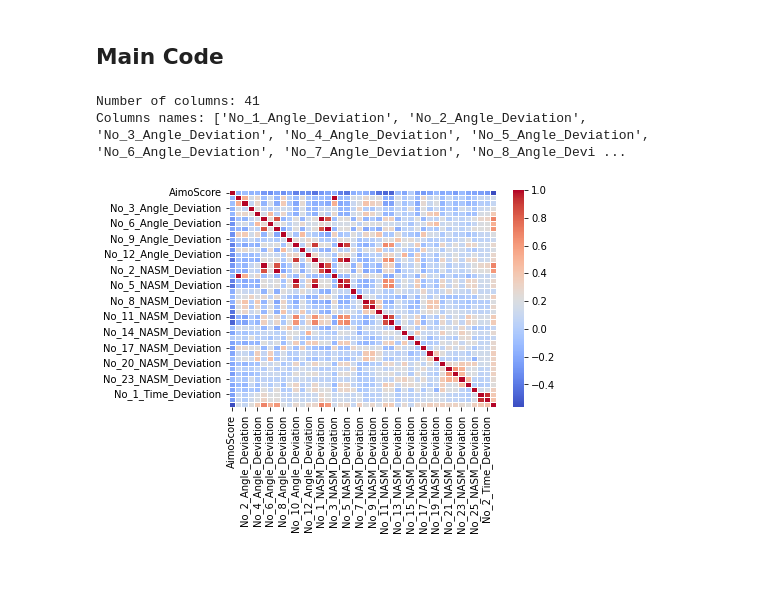
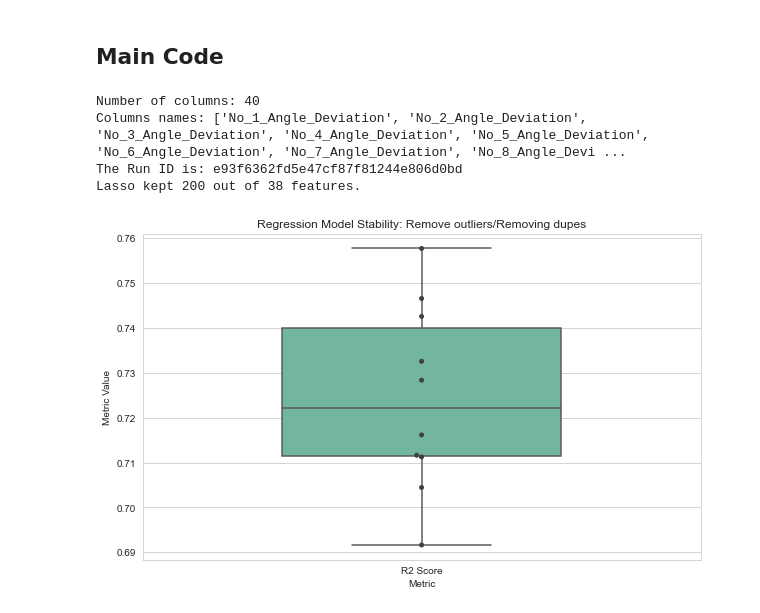
Before and after one commit to sb224sc-HT22-VT27/4dt907, a Jupyter notebook: src/ml-research/a2/a2.ipynb, the cells around one changed output. Saved outputs shown, nothing was run; the diff lists cells and outputs as text; code cells hidden in the pictures; blank space fills up the shorter version.

```diff
--- a/src/ml-research/a2/a2.ipynb
+++ b/src/ml-research/a2/a2.ipynb
@@ -29,16 +35,20 @@ from sklearn.model_selection import KFold
 # %%
 # Setup dagshub and MLFlow
 dagshub.init(repo_owner="SamuelFredricBerg", repo_name="4dt907", mlflow=True)
-utils = MLUtils.MLUtils("Project_Model")
+utils = MLUtils.MLUtils("Project_Model_A2_V2")
 
 # Configs
 config = {
     "data_split_seed": 42,
     "test_size": 0.2,
-    "n_folds": 5,
+    "n_folds": 10,
     "shuffle": True,
     "variant": "Remove outliers/Removing dupes",
-    "threshold_multiplier": 3,
+    "threshold_multiplier": 5,
+    "n_alphas": 100,
+    "max_iter": 50000,
+    "poly_degree": 2,
+    "include_bias": False
 }
 
 data_path = "../../data/AimoScore_WeakLink_big_scores_A2.csv"
@@ -95,54 +158,78 @@ print(f"Columns names: {df_names}")
 
 df_cleaned.describe()
 
-sns.heatmap(df_cleaned.corr(), annot=False, cmap="coolwarm", fmt=".1f", linewidths=0.5)
-plt.show()
 
-with mlflow.start_run(run_name="A2-Training-Outlier") as run:
+with mlflow.start_run(run_name="A2-Training-Lasso") as run:
     mlflow.log_params(config)
+    current_run_id = run.info.run_id
+    print(f"The Run ID is: {current_run_id}")
 
     y = df_cleaned["AimoScore"]
-    X = df_cleaned.drop("AimoScore", axis=1)
+    X = df_cleaned.drop(
+        ["AimoScore", "No_1_Time_Deviation", "No_2_Time_Deviation", "EstimatedScore"],
+        axis=1,
+        errors="ignore",
+    )
 
     mask = remove_outliers_cooks(X, y)
     X_clean = X[mask]
     y_clean = y[mask]
 
-    model, y_pred, y_test = fitReg(X_clean, y_clean)
+    model, y_pred, y_test = fit_lasso(X_clean, y_clean, kf)
 
-    # 1. R-Squared (The Accuracy)
-    # How much of the variance in AimoScore(Expert score) does your model explain?
-    r2_scores = cross_val_score(model, X_clean, y_clean, cv=kf, scoring="r2")
-    # 2. Mean Absolute Error (MAE)
-    # On average, how many points off is your prediction?
-    mae_scores = -cross_val_score(
-        model, X_clean, y_clean, cv=kf, scoring="neg_mean_absolute_error"
-    )
-    # 3. Mean Squared Error (MSE)
-    mse_scores = -cross_val_score(
-        model, X_clean, y_clean, cv=kf, scoring="neg_mean_squared_error"
-    )
+
+
+    cv_results = cross_validate(model, X_clean, y_clean, cv=kf,
+                                scoring=['r2', 'neg_mean_absolute_error', 'neg_mean_squared_error'])
+
+    r2_scores = cv_results['test_r2']
+    mae_scores = -cv_results['test_neg_mean_absolute_error']
+    mse_scores = -cv_results['test_neg_mean_squared_error']
+
+    current_scores_df = pd.DataFrame({
+        'r2': r2_scores,
+        'mae': mae_scores,
+        'mse': mse_scores
+    })
+    current_scores_df.to_csv("cv_fold_scores.csv", index=False)
+    mlflow.log_artifact("cv_fold_scores.csv")
+
+    crossval_boxplots_regression(r2_scores, mae_scores, mse_scores)
+
+    print(f"Total columns in merged data: {len(df_cleaned.columns)}")
+    print(f"Columns used as predictors: {len(X.columns)}")
+    print(f"Excluded columns: {set(df_cleaned.columns) - set(X.columns)}")
+
     results = {
         "R2_Mean": r2_scores.mean(),
         "R2_Std": r2_scores.std(),
         "MAE_Mean": mae_scores.mean(),
         "MAE_Std": mae_scores.std(),
         "MSE_Mean": mse_scores.mean(),
         "MSE_Std": mse_scores.std(),
     }
     print(results)
     mlflow.log_metrics(results)
 
-    mlflow.log_artifact("heatmap.png")
+    mlflow.log_artifact("regression_boxplot.png")
+
+    is_better, p_val = utils.is_challenger_statistically_better(current_scores_df)
+
+    if is_better:
+        print(f"New model is statistically superior to @prod (p={p_val:.4f})")
+    else:
+        print(f"Keep @prod: Improvement not significant (p={p_val:.4f})")
 
     if utils.auto_check_challenger(run.info.run_id, metric_name="R2_Mean"):
-        mlflow.sklearn.log_model(model, "model", registered_model_name="Project_Model")
-        latest_v = utils.client.get_latest_versions("Project_Model")[0].version
-        utils.client.set_registered_model_alias("Project_Model", "dev", latest_v)
+        mlflow.sklearn.log_model(model, "model", registered_model_name="Project_Model_A2_V2")
+        latest_v = utils.client.get_latest_versions("Project_Model_A2_V2")[0].version
+        utils.client.set_registered_model_alias("Project_Model_A2_V2", "dev", latest_v)
         print("New model beat current @dev uploading to DagsHub")
     else:
         print("Did not beat current @dev, model not uploaded to Dagshub")
 # %% [output]
-Number of columns: 41
+Number of columns: 40
 Columns names: ['No_1_Angle_Deviation', 'No_2_Angle_Deviation', 'No_3_Angle_Deviation', 'No_4_Angle_Deviation', 'No_5_Angle_Deviation', 'No_6_Angle_Deviation', 'No_7_Angle_Deviation', 'No_8_Angle_Devi ...
+The Run ID is: e93f6362fd5e47cf87f81244e806d0bd
+Lasso kept 200 out of 38 features.
-[figure, old version]
+[figure, new version]
```
Also changed, not shown: parts of 5 cells of this notebook, 8 other files.
